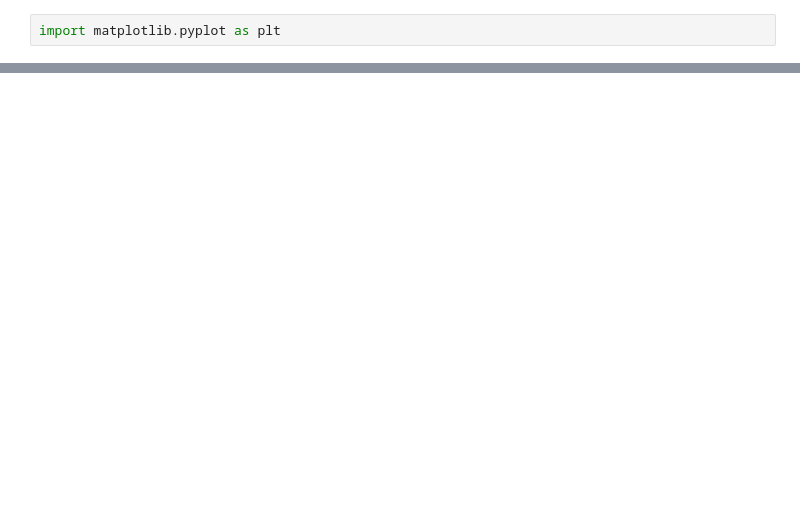
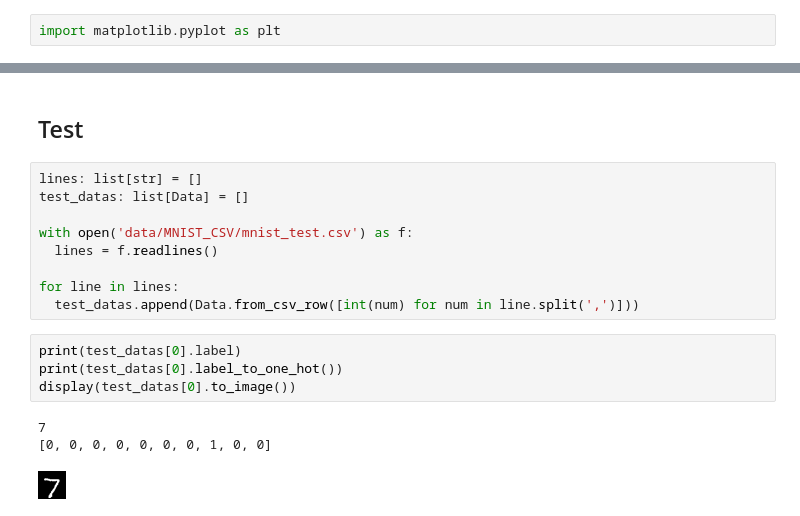
Before and after one commit to OmerBaddour/deep_learning, a Jupyter notebook: notebooks/mnist.ipynb, the cells around one changed output, grey strips where cells are left out. Saved outputs shown, nothing was run; the diff lists cells and outputs as text; blank space fills up the shorter version.

```diff
--- a/notebooks/mnist.ipynb
+++ b/notebooks/mnist.ipynb
@@ -196,0 +264,19 @@ plt.plot(mean_t100_losses)
+# %% [markdown]
+## Test
+# %%
+lines: list[str] = []
+test_datas: list[Data] = []
+
+with open('data/MNIST_CSV/mnist_test.csv') as f:
+  lines = f.readlines()
+
+for line in lines:
+  test_datas.append(Data.from_csv_row([int(num) for num in line.split(',')]))
+# %%
+print(test_datas[0].label)
+print(test_datas[0].label_to_one_hot())
+display(test_datas[0].to_image())
+# %% [output]
+7
+[0, 0, 0, 0, 0, 0, 0, 1, 0, 0]
+[figure, added]
```
Also changed, not shown: parts of 22 cells of this notebook, 6 other files.
